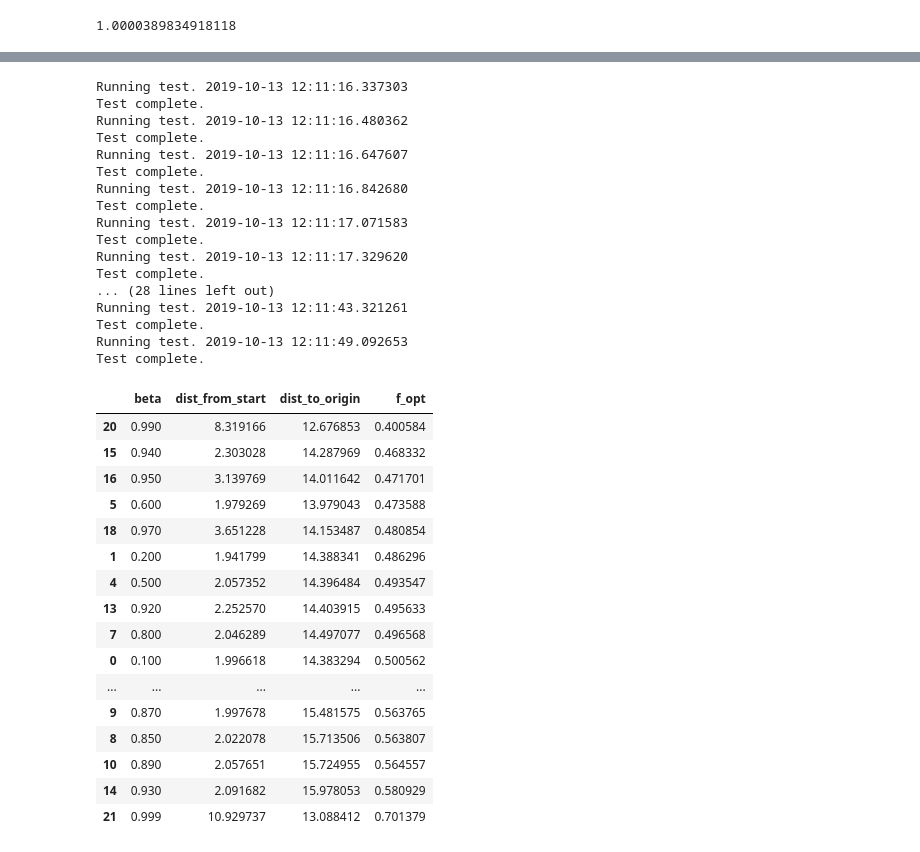
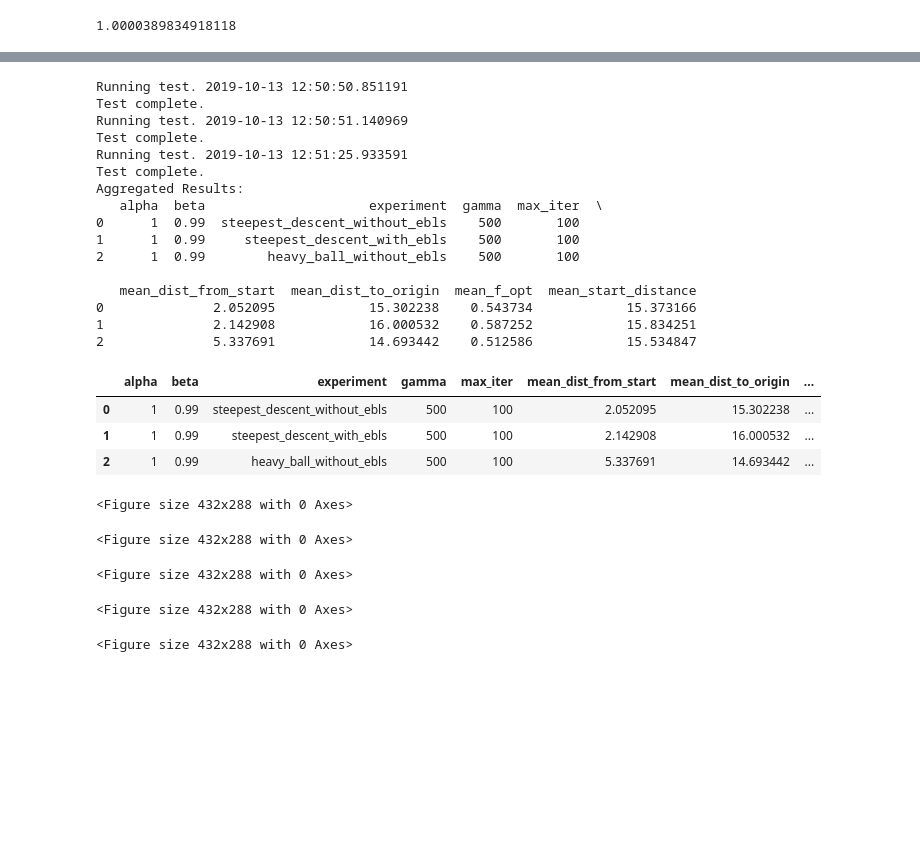
Before and after one commit to ksreenivasan/momentum_nonconvex_opt, a Jupyter notebook: griewank_tests.ipynb, the cells around one changed output, grey strips where cells are left out. Drawn from its saved outputs; the diff is of its cells as text; code cells hidden in the pictures; blank space fills up the shorter version.

```diff
--- a/griewank_tests.ipynb
+++ b/griewank_tests.ipynb
@@ -369,40 +327,28 @@ def beta_grid_search(n_iter=100, beta_values=None, gamma=500, alpha=1):
-# %%
-df = beta_grid_search()
-# %% [output]
-Running test. 2019-10-13 12:11:16.337303
-Test complete.
-Running test. 2019-10-13 12:11:16.480362
-Test complete.
-Running test. 2019-10-13 12:11:16.647607
-Test complete.
-Running test. 2019-10-13 12:11:16.842680
-Test complete.
-Running test. 2019-10-13 12:11:17.071583
-Test complete.
-Running test. 2019-10-13 12:11:17.329620
-Test complete.
-... (28 lines left out)
-Running test. 2019-10-13 12:11:43.321261
-Test complete.
-Running test. 2019-10-13 12:11:49.092653
-Test complete.
-# %%
-df.sort_values('f_opt')
-# %% [output]
-|  | beta | dist_from_start | dist_to_origin | f_opt |
-| 20 | 0.990 | 8.319166 | 12.676853 | 0.400584 |
-| 15 | 0.940 | 2.303028 | 14.287969 | 0.468332 |
-| 16 | 0.950 | 3.139769 | 14.011642 | 0.471701 |
-| 5 | 0.600 | 1.979269 | 13.979043 | 0.473588 |
-| 18 | 0.970 | 3.651228 | 14.153487 | 0.480854 |
-| 1 | 0.200 | 1.941799 | 14.388341 | 0.486296 |
-| 4 | 0.500 | 2.057352 | 14.396484 | 0.493547 |
-| 13 | 0.920 | 2.252570 | 14.403915 | 0.495633 |
-| 7 | 0.800 | 2.046289 | 14.497077 | 0.496568 |
-| 0 | 0.100 | 1.996618 | 14.383294 | 0.500562 |
-| ... | ... | ... | ... | ... |
-| 9 | 0.870 | 1.997678 | 15.481575 | 0.563765 |
-| 8 | 0.850 | 2.022078 | 15.713506 | 0.563807 |
-| 10 | 0.890 | 2.057651 | 15.724955 | 0.564557 |
-| 14 | 0.930 | 2.091682 | 15.978053 | 0.580929 |
-| 21 | 0.999 | 10.929737 | 13.088412 | 0.701379 |
+# %%
+driver()
+# %% [output]
+Running test. 2019-10-13 12:50:50.851191
+Test complete.
+Running test. 2019-10-13 12:50:51.140969
+Test complete.
+Running test. 2019-10-13 12:51:25.933591
+Test complete.
+Aggregated Results:
+   alpha  beta                     experiment  gamma  max_iter  \
+0      1  0.99  steepest_descent_without_ebls    500       100
+1      1  0.99     steepest_descent_with_ebls    500       100
+2      1  0.99        heavy_ball_without_ebls    500       100
+
+   mean_dist_from_start  mean_dist_to_origin  mean_f_opt  mean_start_distance
+0              2.052095            15.302238    0.543734            15.373166
+1              2.142908            16.000532    0.587252            15.834251
+2              5.337691            14.693442    0.512586            15.534847
+|  | alpha | beta | experiment | gamma | max_iter | mean_dist_from_start | mean_dist_to_origin | ... |
+| 0 | 1 | 0.99 | steepest_descent_without_ebls | 500 | 100 | 2.052095 | 15.302238 | ... |
+| 1 | 1 | 0.99 | steepest_descent_with_ebls | 500 | 100 | 2.142908 | 16.000532 | ... |
+| 2 | 1 | 0.99 | heavy_ball_without_ebls | 500 | 100 | 5.337691 | 14.693442 | ... |
+<Figure size 432x288 with 0 Axes>
+<Figure size 432x288 with 0 Axes>
+<Figure size 432x288 with 0 Axes>
+<Figure size 432x288 with 0 Axes>
+<Figure size 432x288 with 0 Axes>
```
Also changed, not shown: parts of 9 cells of this notebook, 1 other file.
